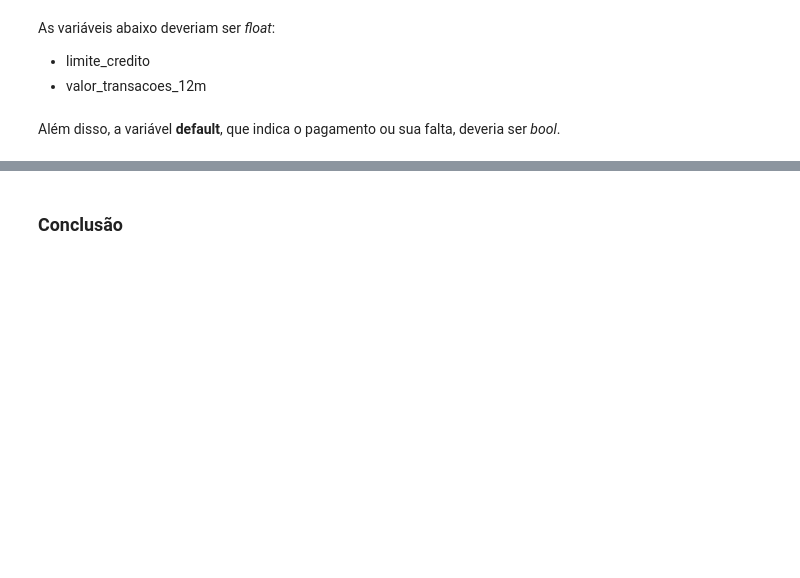
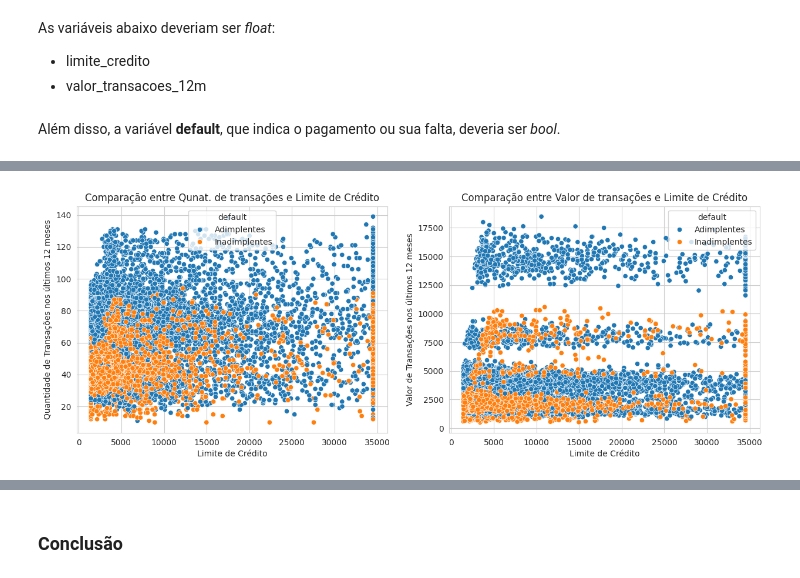
Before and after one commit to gfsilveira/ebac, a Jupyter notebook: 03-Cientista de Dados/01-Python/Módulo_11/01_Exercício_módulo_11_2024-02-06.ipynb, the cells around one changed output, grey strips where cells are left out. Cells and saved outputs as stored; diff of their text form; code cells hidden in the pictures; blank space fills up the shorter version.

```diff
--- a/03-Cientista de Dados/01-Python/Módulo_11/01_Exercício_módulo_11_2024-02-06.ipynb
+++ b/03-Cientista de Dados/01-Python/Módulo_11/01_Exercício_módulo_11_2024-02-06.ipynb
@@ -316,0 +360,32 @@ df.select_dtypes(exclude=['int64', "float64"]).head()
+# %%
+figura, eixos = plt.subplots(1,2, figsize=(15,5))
+
+f = sns.scatterplot(
+    x='limite_credito',
+    y='qtd_transacoes_12m',
+    hue=df['default'].apply(lambda x: 'Inadimplentes' if x else 'Adimplentes'),
+    data=df,
+    ax=eixos[0]
+)
+f.set(
+    title="Comparação entre Qunat. de transações e Limite de Crédito",
+    xlabel="Limite de Crédito",
+    ylabel="Quantidade de Transações nos últimos 12 meses",
+)
+
+f = sns.scatterplot(
+    x='limite_credito',
+    y='valor_transacoes_12m',
+    hue=df['default'].apply(lambda x: 'Inadimplentes' if x else 'Adimplentes'),
+    data=df,
+    ax=eixos[1]
+)
+f.set(
+    title="Comparação entre Valor de transações e Limite de Crédito",
+    xlabel="Limite de Crédito",
+    ylabel="Valor de Transações nos últimos 12 meses",
+)
+
+plt.show()
+# %% [output]
+[figure, added]
```
Also changed, not shown: parts of 50 cells of this notebook, 3 other files.
